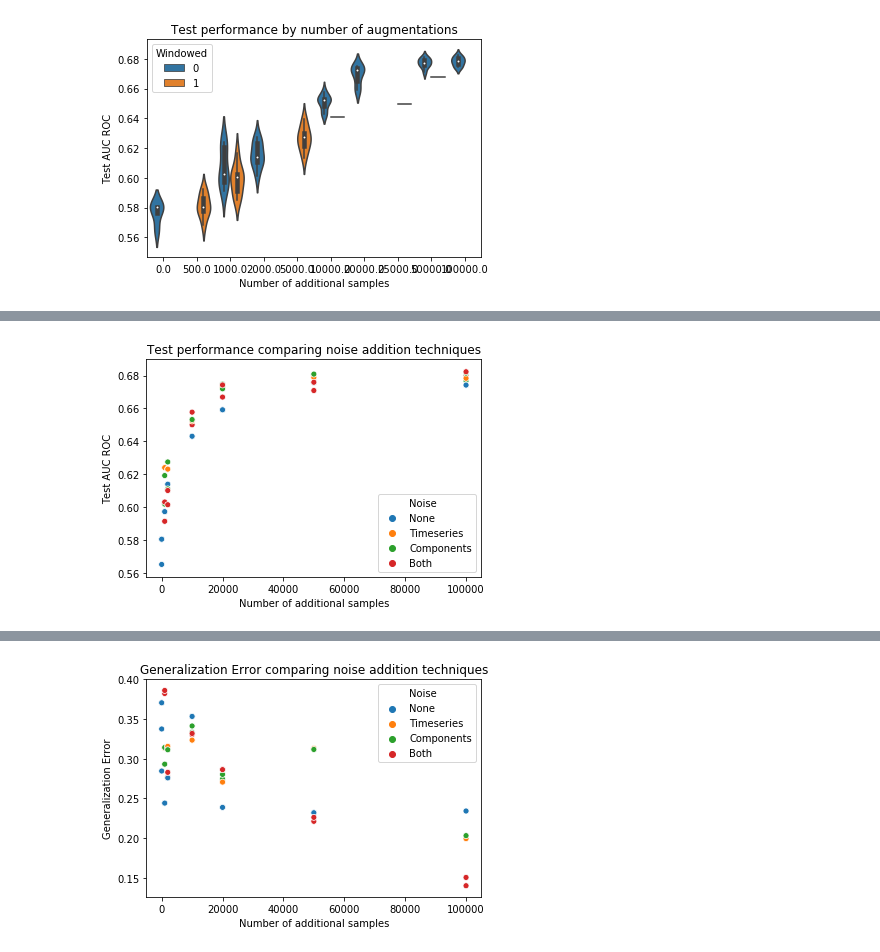
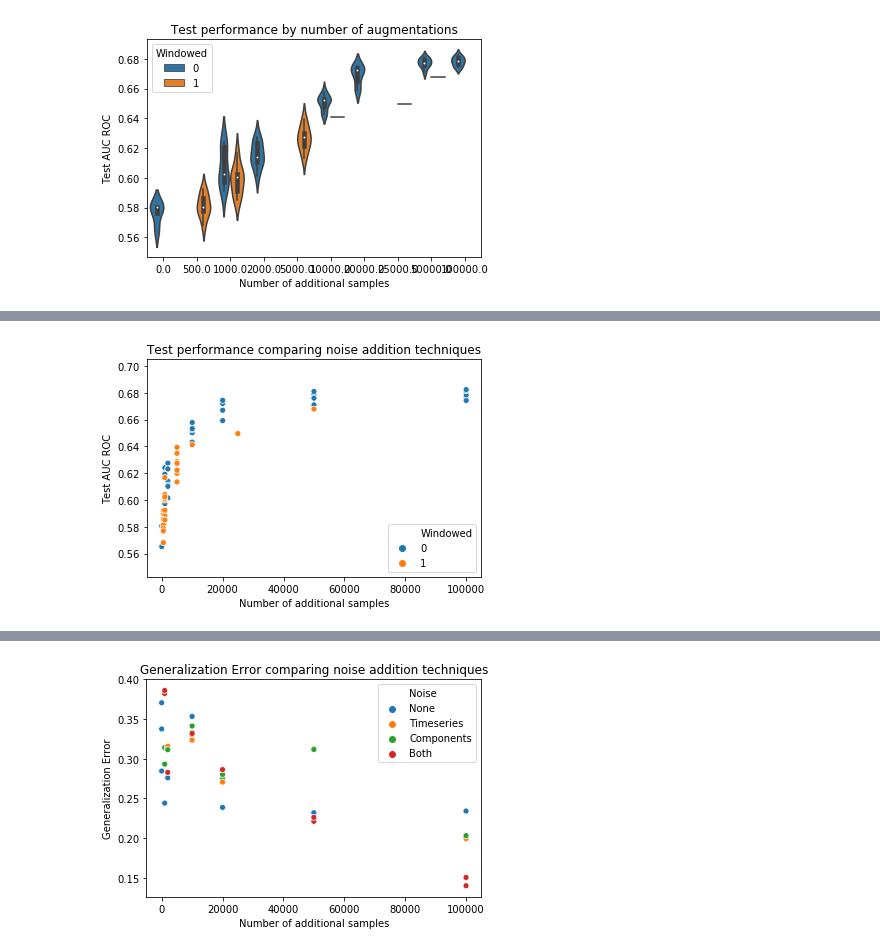
Before and after one commit to DeepLearningForPrecisionHealthLab/ConsistentASDCorrelates, a Jupyter notebook: Parallelization/DataAugmentationVisualization.ipynb, the cells around one changed output, grey strips where cells are left out. Saved outputs shown, nothing was run; the diff lists cells and outputs as text; code cells hidden in the pictures.

Commit message:
Windowed augmentation test

```diff
--- a/Parallelization/DataAugmentationVisualization.ipynb
+++ b/Parallelization/DataAugmentationVisualization.ipynb
@@ -249,6 +267,6 @@ plt.savefig(os.path.join(sRoot, 'Images', 'TestPerfByComponentNoise_v2.png'))
 # %%
 plt.title("\n".join(wrap('Test performance comparing noise addition techniques')))
-sns.scatterplot(x='Number of additional samples', y='Test AUC ROC', hue='Noise', data=pdDataAug)
+sns.scatterplot(x='Number of additional samples', y='Test AUC ROC', hue='Windowed', data=pdDataAug)
 plt.savefig(os.path.join(sRoot, 'Images', 'TestPerformanceByNoiseTechniques_v2.png'))
 # %% [output]
-[figure, old version]
+[figure, new version]
```
Also changed, not shown: parts of 16 cells of this notebook, 3 other files.
